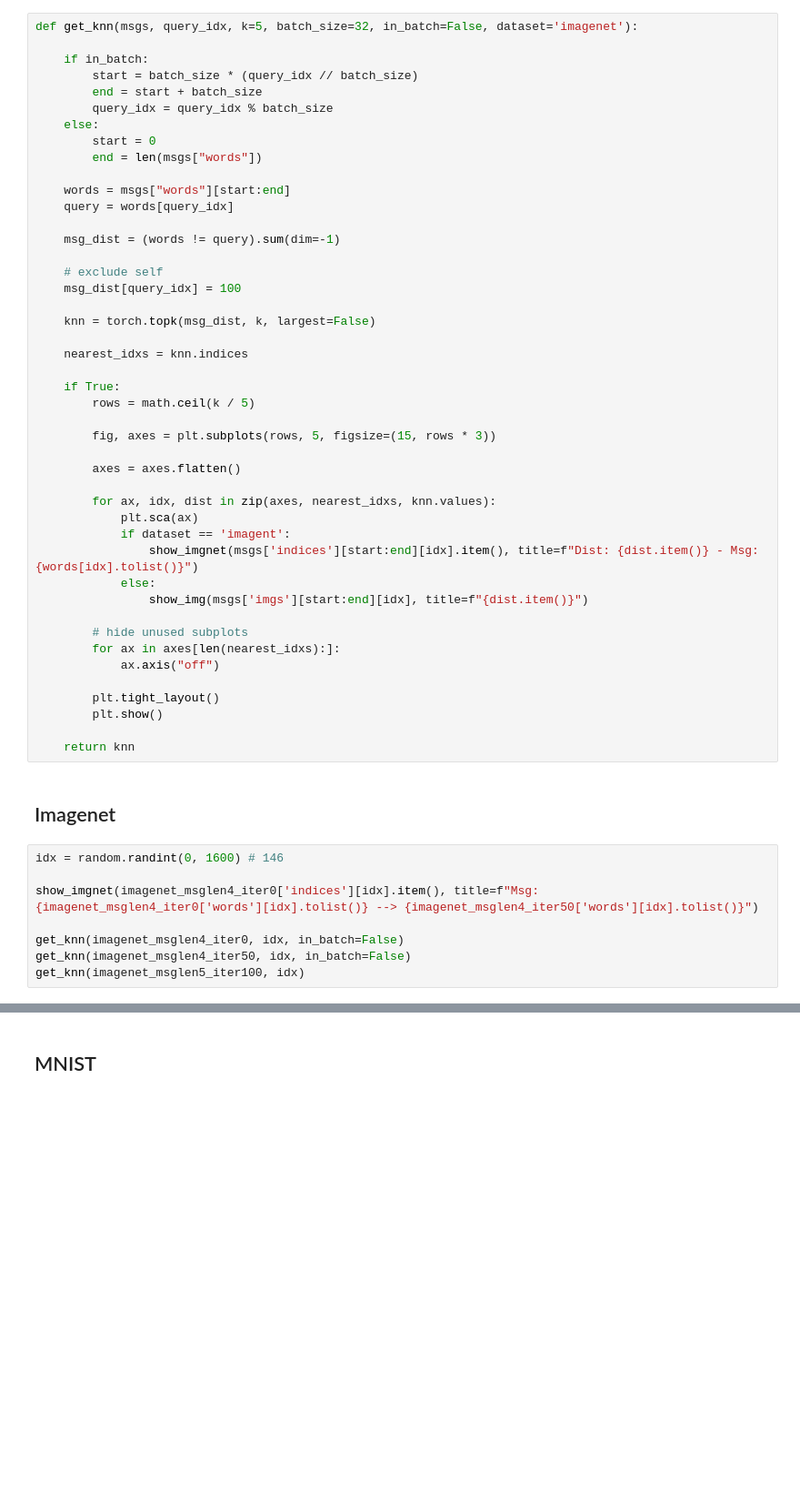
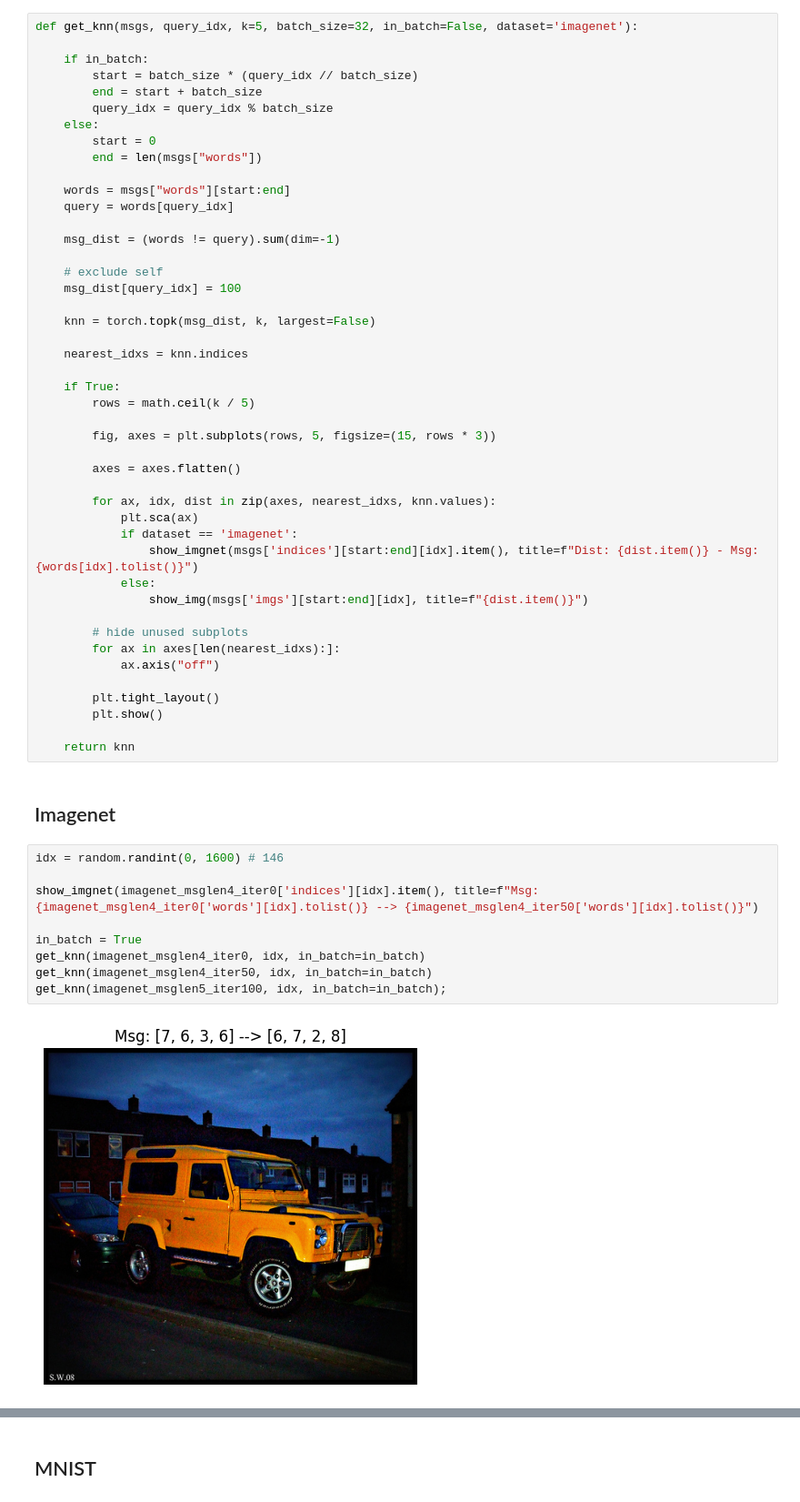
Before and after one commit to MehdiJmlkh/Test-Time-Emergent-Language, a Jupyter notebook: VQTT/src/1_visualization.ipynb, the cells around one changed output, grey strips where cells are left out. Shown at 91% size. Cells and saved outputs as stored; diff of their text form; blank space fills up the shorter version.

Commit message:
Clean visualization

```diff
--- a/VQTT/src/1_visualization.ipynb
+++ b/VQTT/src/1_visualization.ipynb
@@ -70,7 +71,7 @@ def get_knn(msgs, query_idx, k=5, batch_size=32, in_batch=False, dataset='imagen
 
         for ax, idx, dist in zip(axes, nearest_idxs, knn.values):
             plt.sca(ax)
-            if dataset == 'imagent':
+            if dataset == 'imagenet':
                 show_imgnet(msgs['indices'][start:end][idx].item(), title=f"Dist: {dist.item()} - Msg: {words[idx].tolist()}")
             else:
                 show_img(msgs['imgs'][start:end][idx], title=f"{dist.item()}")
@@ -88,8 +89,11 @@ def get_knn(msgs, query_idx, k=5, batch_size=32, in_batch=False, dataset='imagen
 # %%
 idx = random.randint(0, 1600) # 146
 
 show_imgnet(imagenet_msglen4_iter0['indices'][idx].item(), title=f"Msg: {imagenet_msglen4_iter0['words'][idx].tolist()} --> {imagenet_msglen4_iter50['words'][idx].tolist()}")
 
-get_knn(imagenet_msglen4_iter0, idx, in_batch=False)
-get_knn(imagenet_msglen4_iter50, idx, in_batch=False)
-get_knn(imagenet_msglen5_iter100, idx)
+in_batch = True
+get_knn(imagenet_msglen4_iter0, idx, in_batch=in_batch)
+get_knn(imagenet_msglen4_iter50, idx, in_batch=in_batch)
+get_knn(imagenet_msglen5_iter100, idx, in_batch=in_batch);
+# %% [output]
+[figure, added]
```
Also changed, not shown: parts of 3 cells of this notebook.
